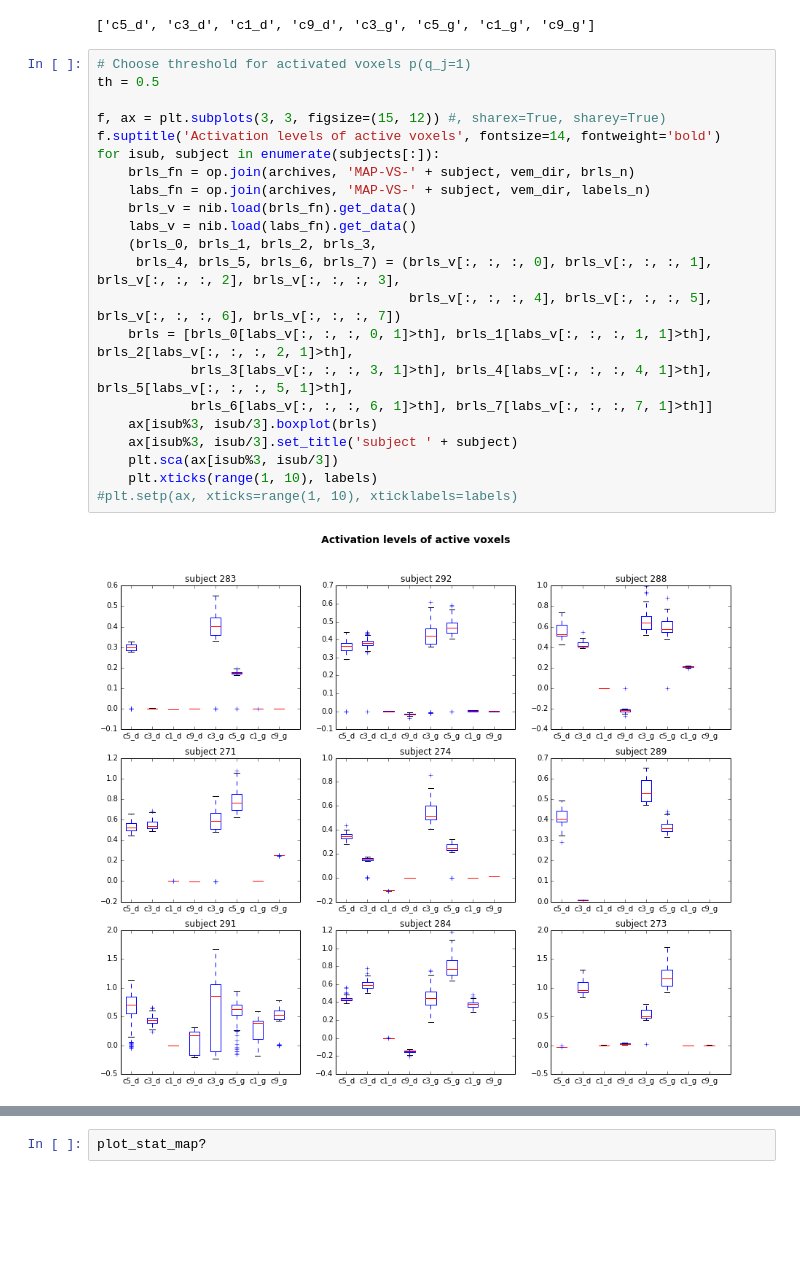
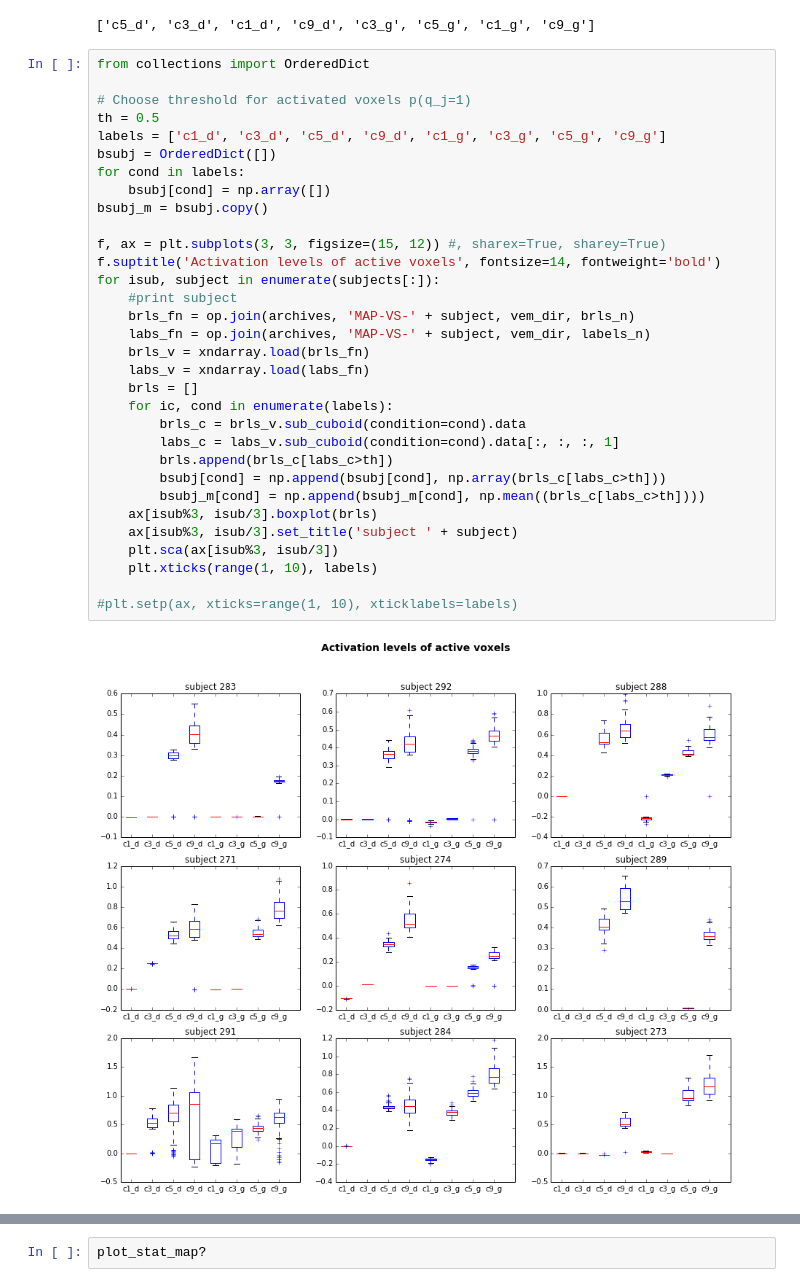
Before and after one commit to pyhrf/pyhrf, a Jupyter notebook: python/pyhrf/notebook/AGIR_data.ipynb, the cells around one changed output, grey strips where cells are left out. Cells and saved outputs as stored; diff of their text form; blank space fills up the shorter version.

Commit message:
Fixed figure of Michel, adding the boxplot with the mean for each subject

```diff
--- a/python/pyhrf/notebook/AGIR_data.ipynb
+++ b/python/pyhrf/notebook/AGIR_data.ipynb
@@ -64,26 +64,36 @@ print labels
 # %% [output]
 ['c5_d', 'c3_d', 'c1_d', 'c9_d', 'c3_g', 'c5_g', 'c1_g', 'c9_g']
 # %%
+from collections import OrderedDict
+
 # Choose threshold for activated voxels p(q_j=1)
 th = 0.5
+labels = ['c1_d', 'c3_d', 'c5_d', 'c9_d', 'c1_g', 'c3_g', 'c5_g', 'c9_g']
+bsubj = OrderedDict([])
+for cond in labels:
+    bsubj[cond] = np.array([])
+bsubj_m = bsubj.copy()
 
 f, ax = plt.subplots(3, 3, figsize=(15, 12)) #, sharex=True, sharey=True)
 f.suptitle('Activation levels of active voxels', fontsize=14, fontweight='bold')
 for isub, subject in enumerate(subjects[:]):
+    #print subject
     brls_fn = op.join(archives, 'MAP-VS-' + subject, vem_dir, brls_n)
     labs_fn = op.join(archives, 'MAP-VS-' + subject, vem_dir, labels_n)
-    brls_v = nib.load(brls_fn).get_data()
-    labs_v = nib.load(labs_fn).get_data()
-    (brls_0, brls_1, brls_2, brls_3,
-     brls_4, brls_5, brls_6, brls_7) = (brls_v[:, :, :, 0], brls_v[:, :, :, 1], brls_v[:, :, :, 2], brls_v[:, :, :, 3],
-                                        brls_v[:, :, :, 4], brls_v[:, :, :, 5], brls_v[:, :, :, 6], brls_v[:, :, :, 7])
-    brls = [brls_0[labs_v[:, :, :, 0, 1]>th], brls_1[labs_v[:, :, :, 1, 1]>th], brls_2[labs_v[:, :, :, 2, 1]>th],
-            brls_3[labs_v[:, :, :, 3, 1]>th], brls_4[labs_v[:, :, :, 4, 1]>th], brls_5[labs_v[:, :, :, 5, 1]>th],
-            brls_6[labs_v[:, :, :, 6, 1]>th], brls_7[labs_v[:, :, :, 7, 1]>th]]
+    brls_v = xndarray.load(brls_fn)
+    labs_v = xndarray.load(labs_fn)
+    brls = []
+    for ic, cond in enumerate(labels):
+        brls_c = brls_v.sub_cuboid(condition=cond).data
+        labs_c = labs_v.sub_cuboid(condition=cond).data[:, :, :, 1]
+        brls.append(brls_c[labs_c>th])
+        bsubj[cond] = np.append(bsubj[cond], np.array(brls_c[labs_c>th]))
+        bsubj_m[cond] = np.append(bsubj_m[cond], np.mean((brls_c[labs_c>th])))
     ax[isub%3, isub/3].boxplot(brls)
     ax[isub%3, isub/3].set_title('subject ' + subject)
     plt.sca(ax[isub%3, isub/3])
     plt.xticks(range(1, 10), labels)
+
 #plt.setp(ax, xticks=range(1, 10), xticklabels=labels)
 # %% [output]
-[figure, old version]
+[figure, new version]
```
Also changed, not shown: parts of 4 cells of this notebook.
